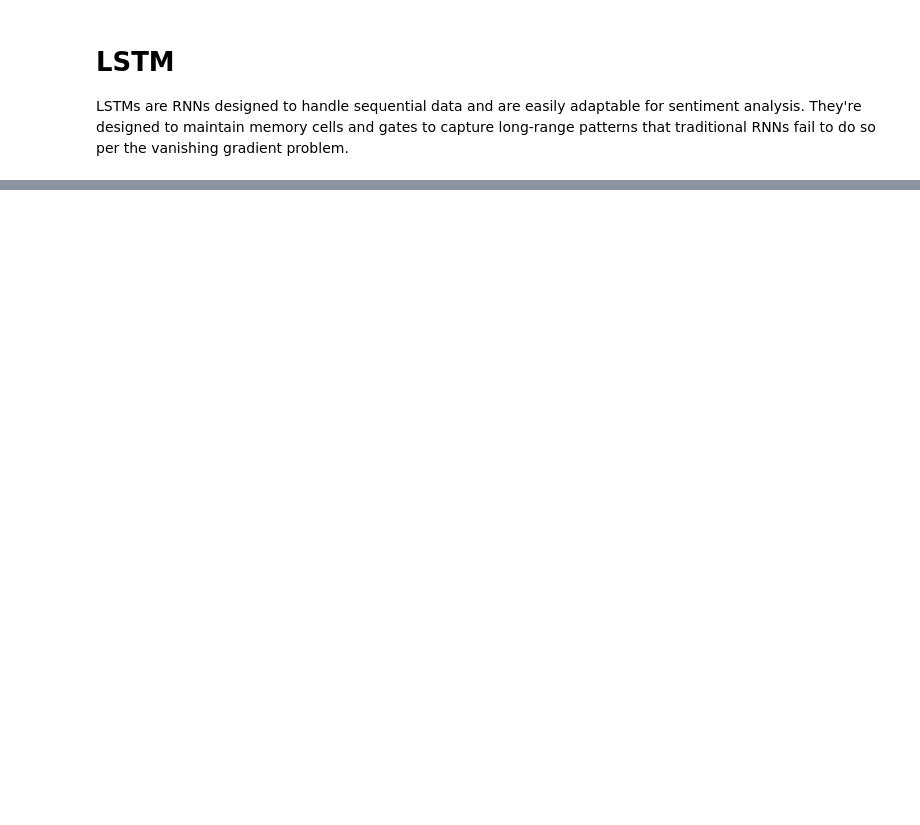
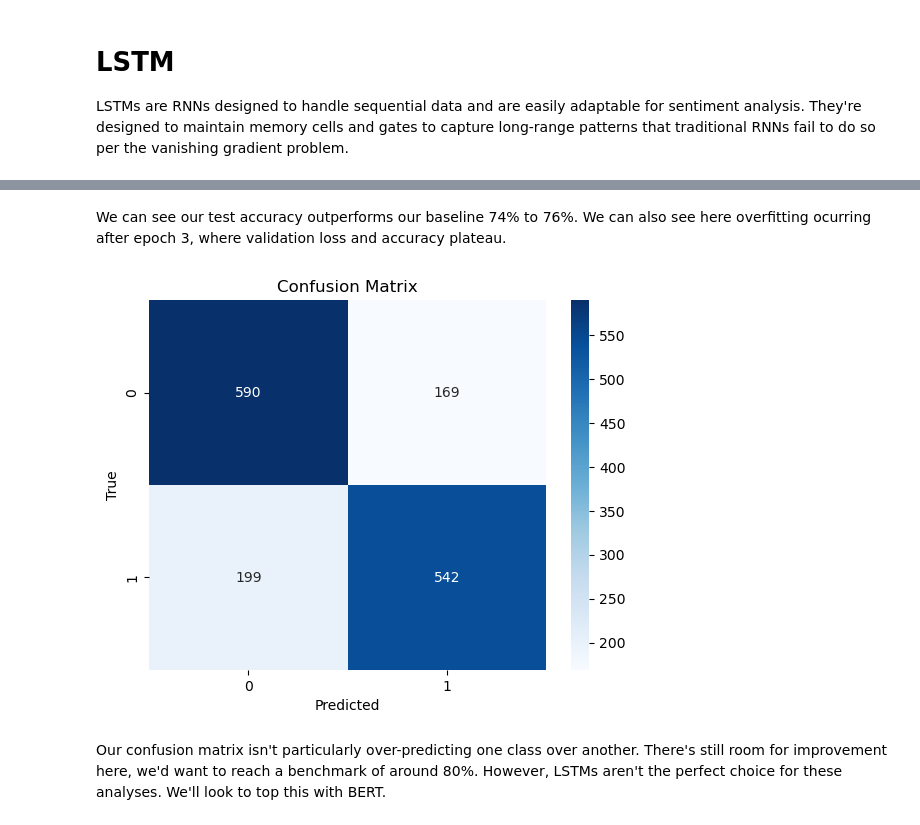
Before and after one commit to vgu734/TwitterSentimentAnalysis, a Jupyter notebook: 3. LSTM.ipynb, the cells around one changed output, grey strips where cells are left out. Saved outputs shown, nothing was run; the diff lists cells and outputs as text; code cells hidden in the pictures; blank space fills up the shorter version.

Commit message:
lstm base

```diff
--- a/3. LSTM.ipynb
+++ b/3. LSTM.ipynb
@@ -180,0 +275,13 @@ Epoch 19/20, Loss: 0.4283, Acc: 0.7997
+# %% [markdown]
+We can see our test accuracy outperforms our baseline 74% to 76%. We can also see here overfitting ocurring after epoch 3, where validation loss and accuracy plateau.
+# %%
+cm = confusion_matrix(all_labels, all_preds)
+sns.heatmap(cm, annot=True, fmt='d', cmap='Blues')
+plt.xlabel('Predicted')
+plt.ylabel('True')
+plt.title('Confusion Matrix')
+plt.show()
+# %% [output]
+[figure, added]
+# %% [markdown]
+Our confusion matrix isn't particularly over-predicting one class over another. There's still room for improvement here, we'd want to reach a benchmark of around 80%. However, LSTMs aren't the perfect choice for these analyses. We'll look to top this with BERT.
```
Also changed, not shown: parts of 17 cells of this notebook.
